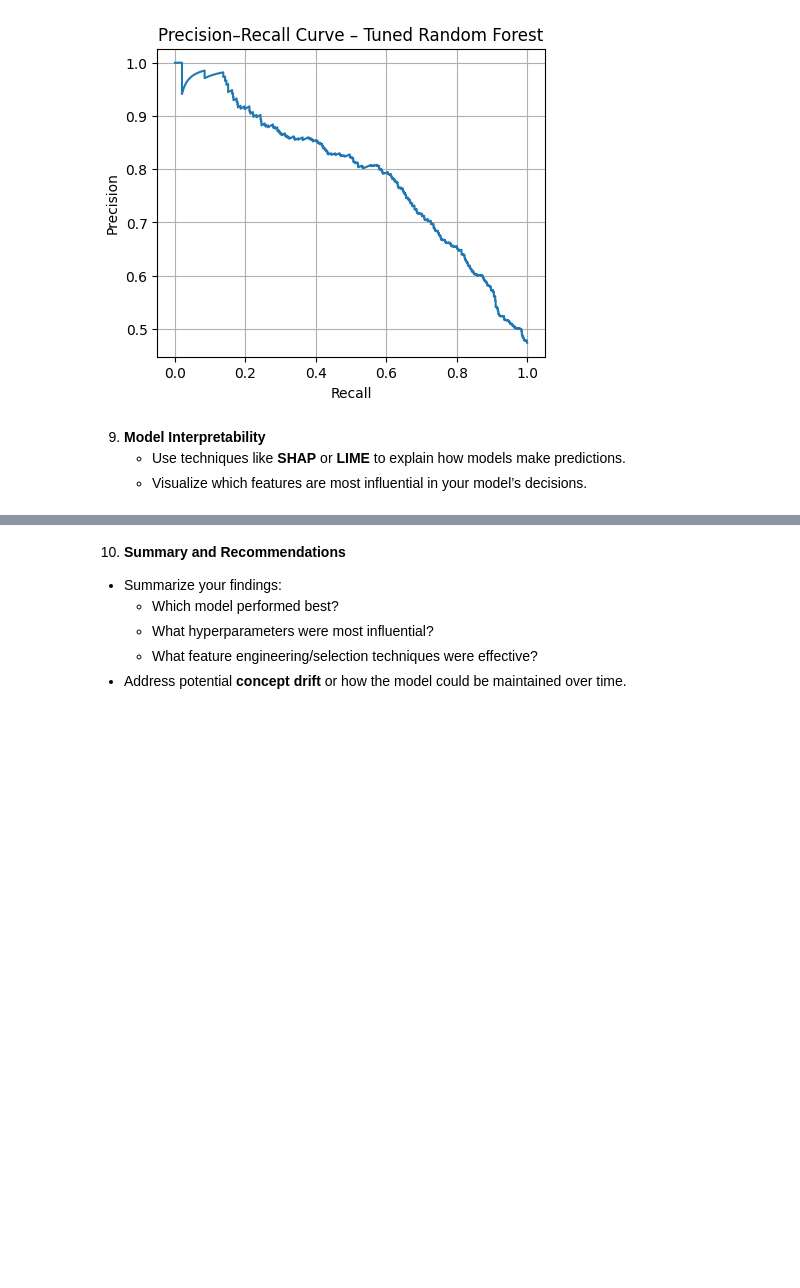
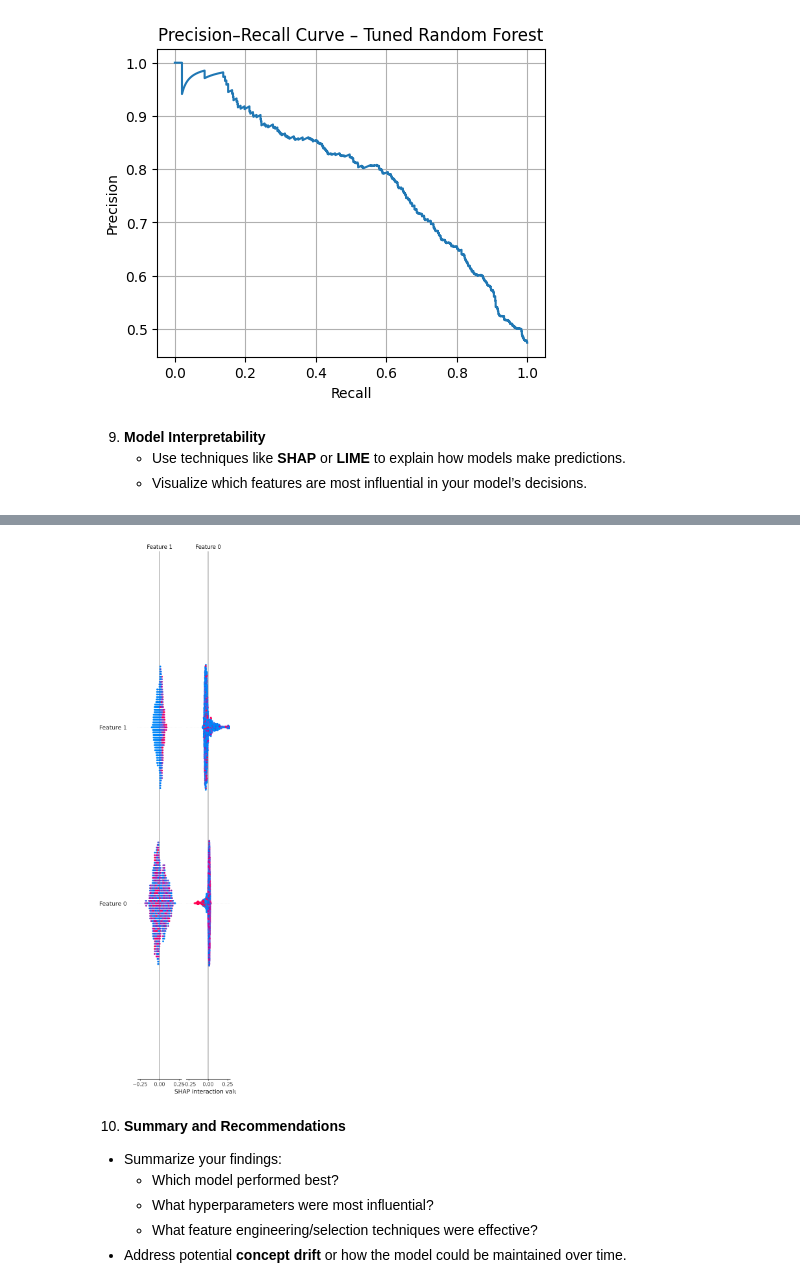
Before and after one commit to Avichay3/Full-training, a Jupyter notebook: Copy_of_Data_science_pipeline.ipynb, the cells around one changed output, grey strips where cells are left out. Cells and saved outputs as stored; diff of their text form; code cells hidden in the pictures; blank space fills up the shorter version.

Commit message:
add SHAP, need to understand the result

```diff
--- a/Copy_of_Data_science_pipeline.ipynb
+++ b/Copy_of_Data_science_pipeline.ipynb
@@ -681,3 +719,19 @@ plt.show()
+# %%
+import shap
+import numpy as np
+
+X_val_proc = preprocessor.transform(X_val)
+if hasattr(X_val_proc, "toarray"):
+    X_val_proc = X_val_proc.toarray()
+X_val_proc = X_val_proc.astype(np.float32)
+
+explainer = shap.TreeExplainer(rf_clf)
+
+exp = explainer(X_val_proc)
+
+shap.summary_plot(exp, X_val_proc, max_display=20)
+# %% [output]
+[figure, added]
 # %% [markdown]
 10. **Summary and Recommendations**
    - Summarize your findings:
```
Also changed, not shown: parts of 4 cells of this notebook.
